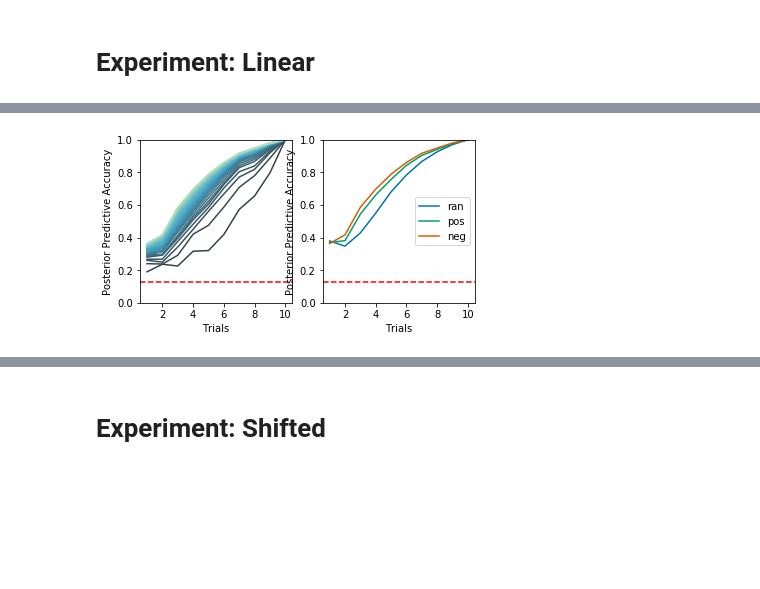
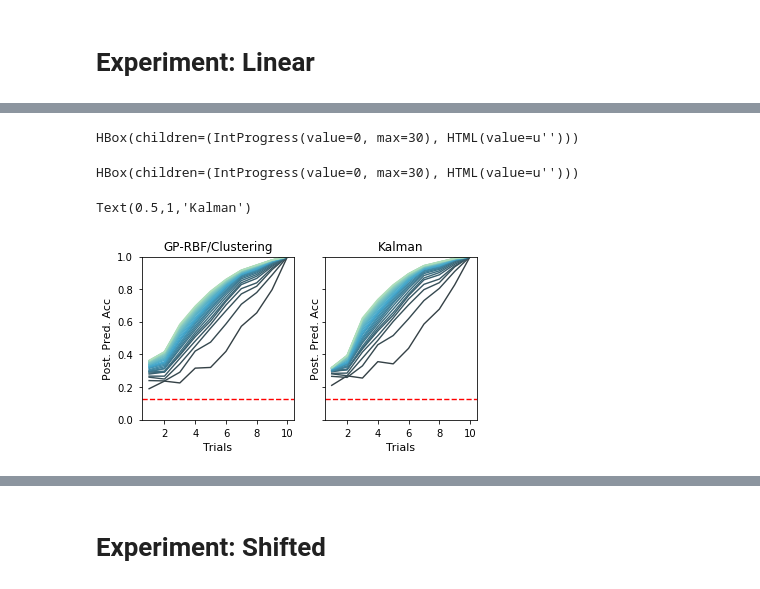
Before and after one commit to nicktfranklin/StructuredBandits, a Jupyter notebook: Posterior Predictive Checks.ipynb, the cells around one changed output, grey strips where cells are left out. Saved outputs shown, nothing was run; the diff lists cells and outputs as text; code cells hidden in the pictures; blank space fills up the shorter version.

```diff
--- a/Posterior Predictive Checks.ipynb
+++ b/Posterior Predictive Checks.ipynb
@@ -21,0 +31,19 @@ for ii in range(n_draws):
+# %%
+raw_data = sim_1.copy()
+fig, axes = plt.subplots(1, 3, figsize=(12, 3), sharey=True)
+
+x = raw_data.loc[(raw_data.cond == 'pos'), 'arm']
+y = raw_data.loc[(raw_data.cond == 'pos'), 'out']
+axes[0].scatter(x, y)
+axes[0].set_title('Positive')
+
+x = raw_data.loc[(raw_data.cond == 'neg'), 'arm']
+y = raw_data.loc[(raw_data.cond == 'neg'), 'out']
+axes[1].scatter(x, y)
+axes[1].set_title('Negative')
+
+
+x = raw_data.loc[(raw_data.cond == 'ran'), 'arm']
+y = raw_data.loc[(raw_data.cond == 'ran'), 'out']
+plt.scatter(x, y)
+axes[2].set_title('Random')
@@ -22,53 +53,36 @@ for ii in range(n_draws):
 # %%
 # does the model get better at predicting behavior across rounds?
 
-def ppc_acc_v_round(ppc, raw):
+def ppc_acc_v_round(ppc, raw, ax=None):
     y_true = raw.arm
 
     df = []
     cc = sns.color_palette("GnBu_d", 31)
-    fig, axes = plt.subplots(1, 2, figsize=(6, 3))
+    if ax is None:
+        fig, ax = plt.subplots(1, 1, figsize=(3, 3))
 
-
-    # first plot
-    ax = axes[0]
-    for r in range(1, 31):
+    for r in tnrange(1, 31):
         for ii in range(n_draws):
             y_samp = ppc[:, ii]
             df.append(raw.loc[(y_true == y_samp) & (raw['round'] == r), 'trial'].values)
         y = np.array([np.sum(np.concatenate(df) == ii) for ii in range(1, 11)], dtype=float)
         y /= y.max()
         ax.plot(range(1, 11), y, color=cc[r])
-    ax.set_ylabel('Posterior Predictive Accuracy')
+    ax.set_ylabel('Post. Pred. Acc')
     ax.set_xlabel('Trials')
     ax.axhline(y=1./8, color='r', ls='dashed')
     ax.set_ylim([0, 1])
 
+    return ax
 
-    # second plot
-    df = []
-    cc = sns.color_palette("colorblind")
-    ax = axes[1]
-    for jj, cond in enumerate(['ran', 'pos', 'neg']):
-        for ii in range(n_draws):
-            y_samp = ppc[:, ii]
-            df.append(raw.loc[(y_true == y_samp) & (raw['cond'] == cond),
-                                   'trial'].values)
-        y = np.array([np.sum(np.concatenate(df) == ii) for ii in range(1, 11)], dtype=float)
-        y /= y.max()
-        ax.plot(range(1, 11), y, color=cc[jj], label=cond)
-    ax.legend()
-    ax.set_ylabel('Posterior Predictive Accuracy')
-    ax.set_xlabel('Trials')
-    ax.axhline(y=1./8, color='r', ls='dashed')
-    ax.set_ylim([0, 1])
-
-    return fig, axes
-
-fig, axes = ppc_acc_v_round(ppc, sim_1)
-
-# plt.savefig('Exp1_ppc_acc_by_time.png', dpi=300)
-# plt.savefig('Exp1_ppc_acc_by_time.pdf', dpi=300)
+fig, axes = plt.subplots(1, 2, figsize=(6, 3), sharey=True)
+ax = ppc_acc_v_round(ppc, sim_1, ax=axes[0])
+ax.set_title('GP-RBF/Clustering')
+ax = ppc_acc_v_round(ppc_kal, sim_1, ax=axes[1])
+ax.set_title('Kalman')
 # %% [output]
+HBox(children=(IntProgress(value=0, max=30), HTML(value=u'')))
+HBox(children=(IntProgress(value=0, max=30), HTML(value=u'')))
+Text(0.5,1,'Kalman')
-[figure, old version]
+[figure, new version]
 # %%
```
Also changed, not shown: parts of 49 cells of this notebook, 34 other files.
